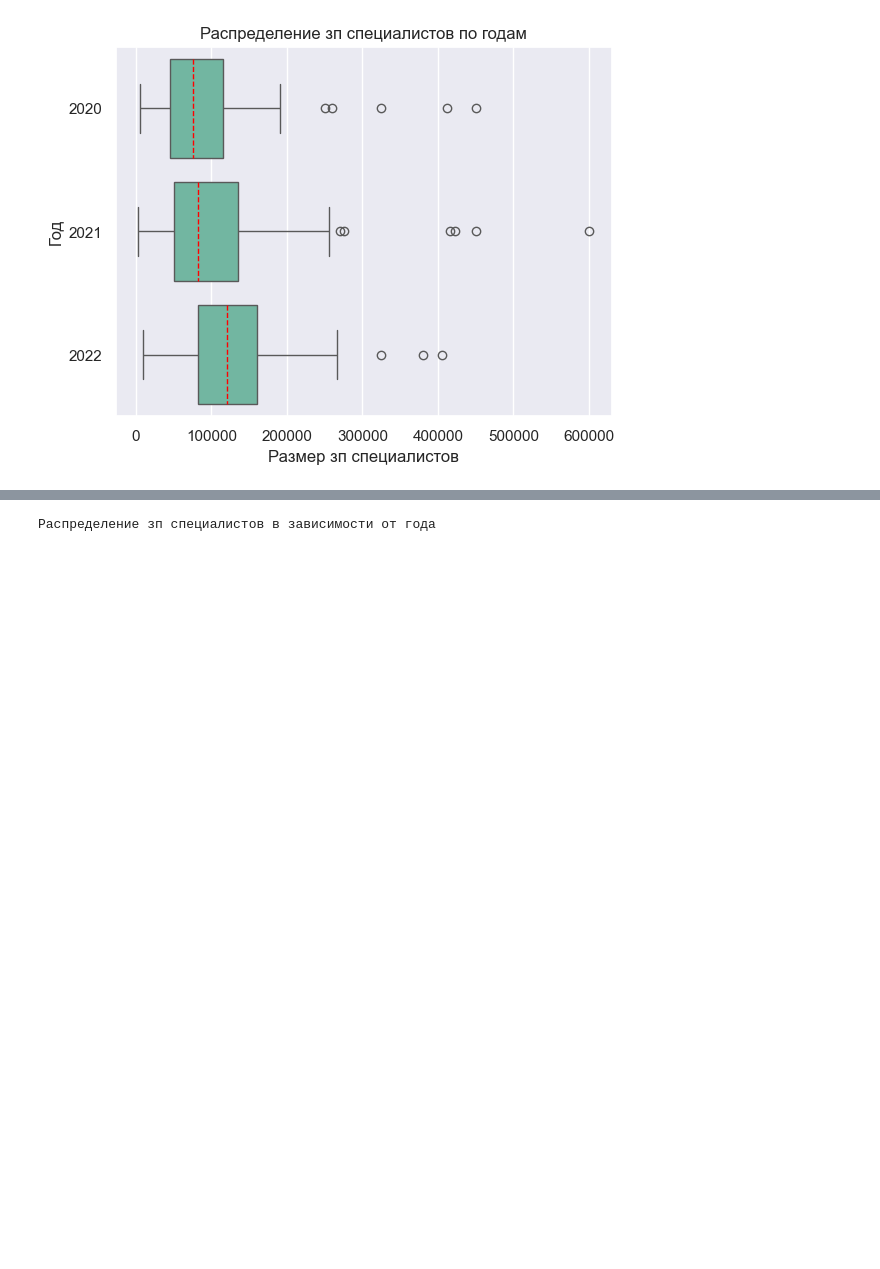
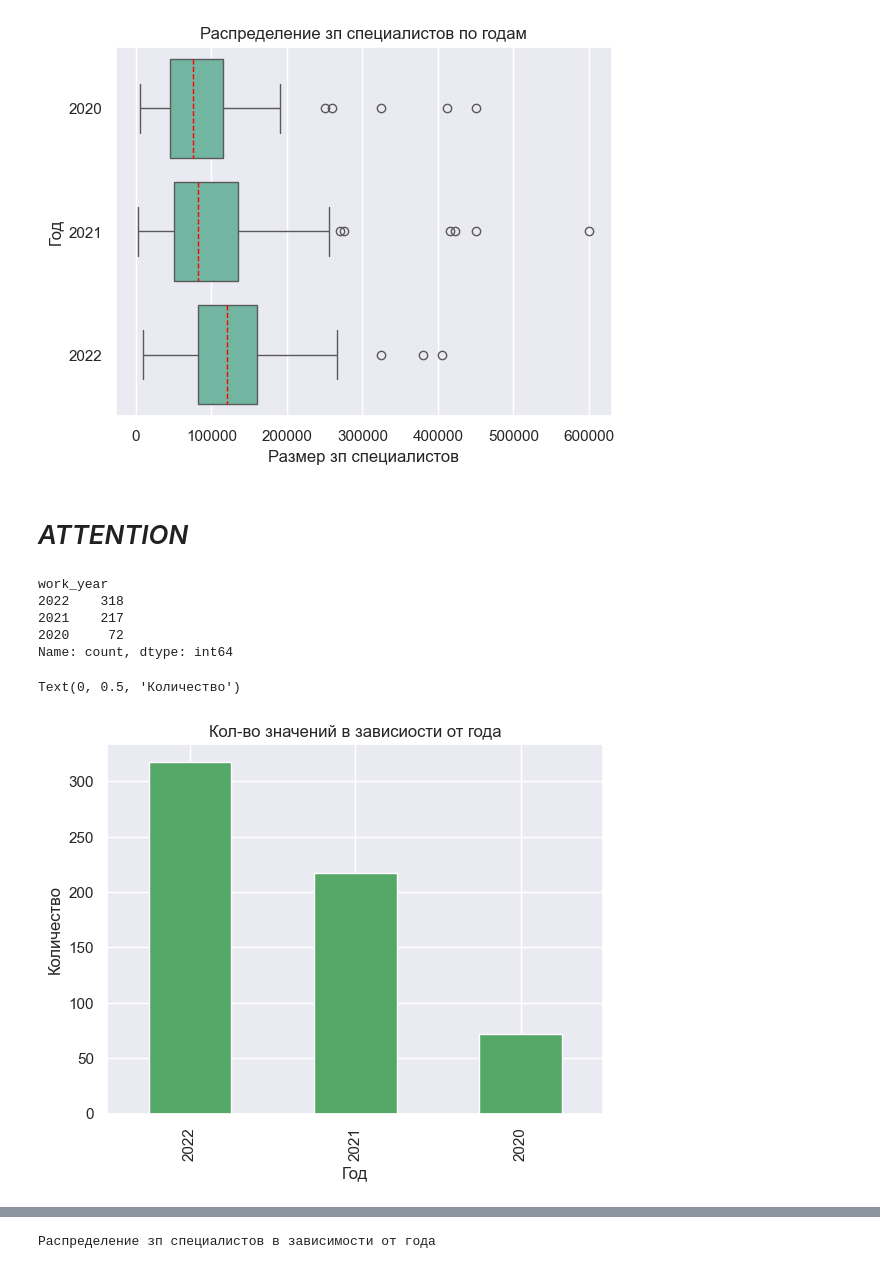
Before and after one commit to schdlr50/SF_EDA_4, a Jupyter notebook: final task.ipynb, the cells around one changed output, grey strips where cells are left out. Cells and saved outputs as stored; diff of their text form; code cells hidden in the pictures; blank space fills up the shorter version.

```diff
--- a/final task.ipynb
+++ b/final task.ipynb
@@ -208,3 +209,21 @@ plt.title('Распределение зп специалистов по год
 plt.show()
 # %% [output]
 [figure]
+# %% [markdown]
+# *ATTENTION*
+# %%
+data['work_year'].value_counts()
+# %% [output]
+work_year
+2022    318
+2021    217
+2020     72
+Name: count, dtype: int64
+# %%
+data['work_year'].value_counts().plot.bar(color="g")
+plt.title("Кол-во значений в зависиости от года")
+plt.xlabel("Год")
+plt.ylabel("Количество")
+# %% [output]
+Text(0, 0.5, 'Количество')
+[figure, added]
```
Also changed, not shown: parts of 8 cells of this notebook.
